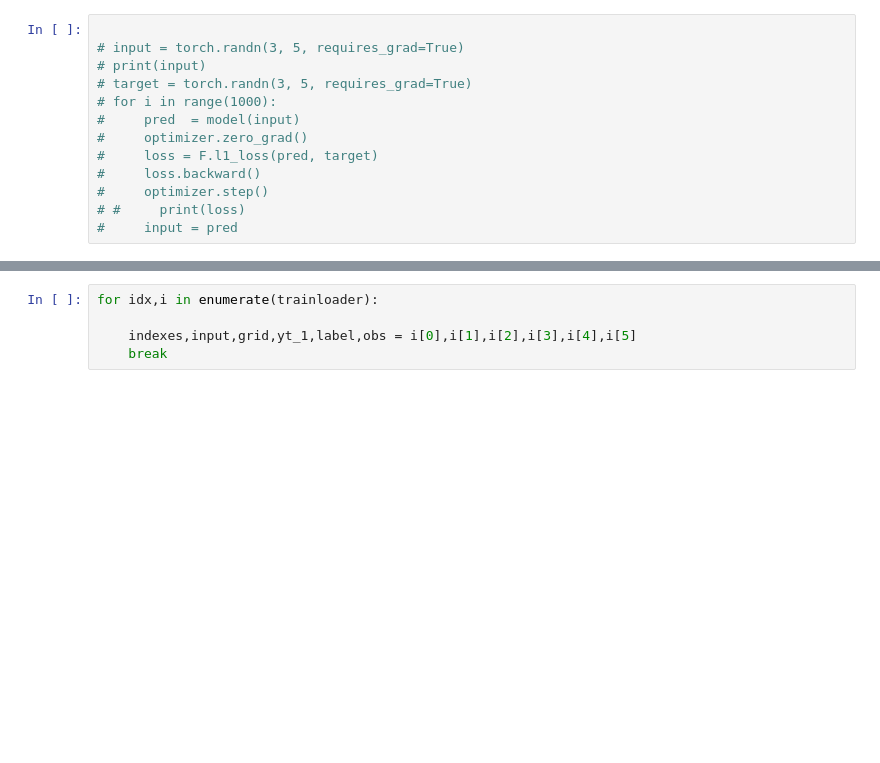
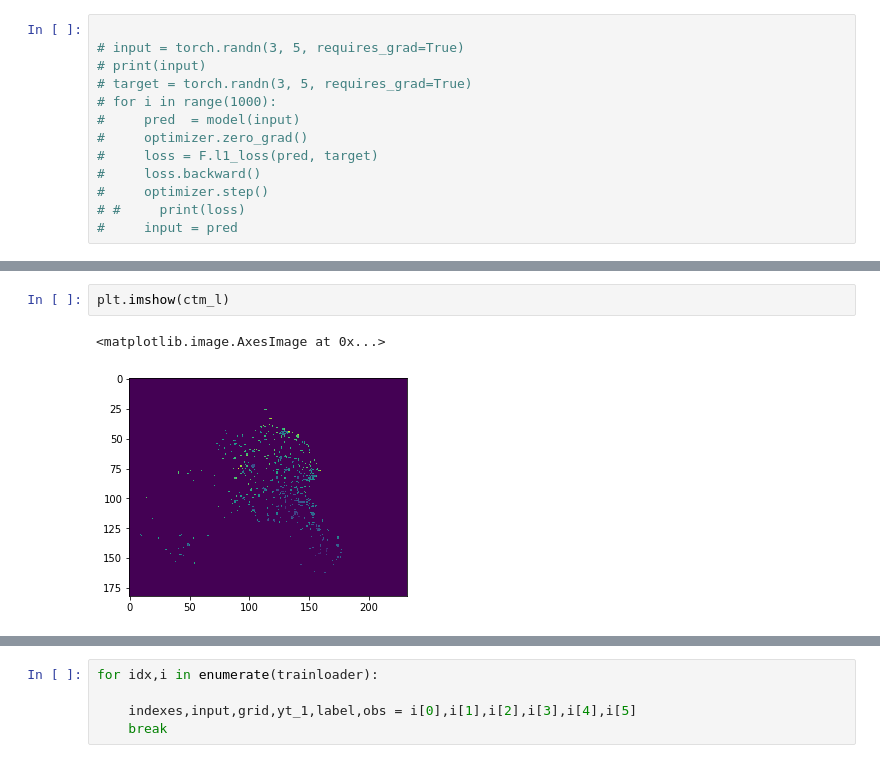
Before and after one commit to sky12807/InventoryOptimization, a Jupyter notebook: main_finetune_input.ipynb, the cells around one changed output, grey strips where cells are left out. Cells and saved outputs as stored; diff of their text form; blank space fills up the shorter version.

```diff
--- a/main_finetune_input.ipynb
+++ b/main_finetune_input.ipynb
@@ -219,0 +352,5 @@ len(test_Data)
+# %%
+plt.imshow(ctm_l)
+# %% [output]
+<matplotlib.image.AxesImage at 0x...>
+[figure, added]
```
Also changed, not shown: parts of 15 cells of this notebook, 2 other files.
